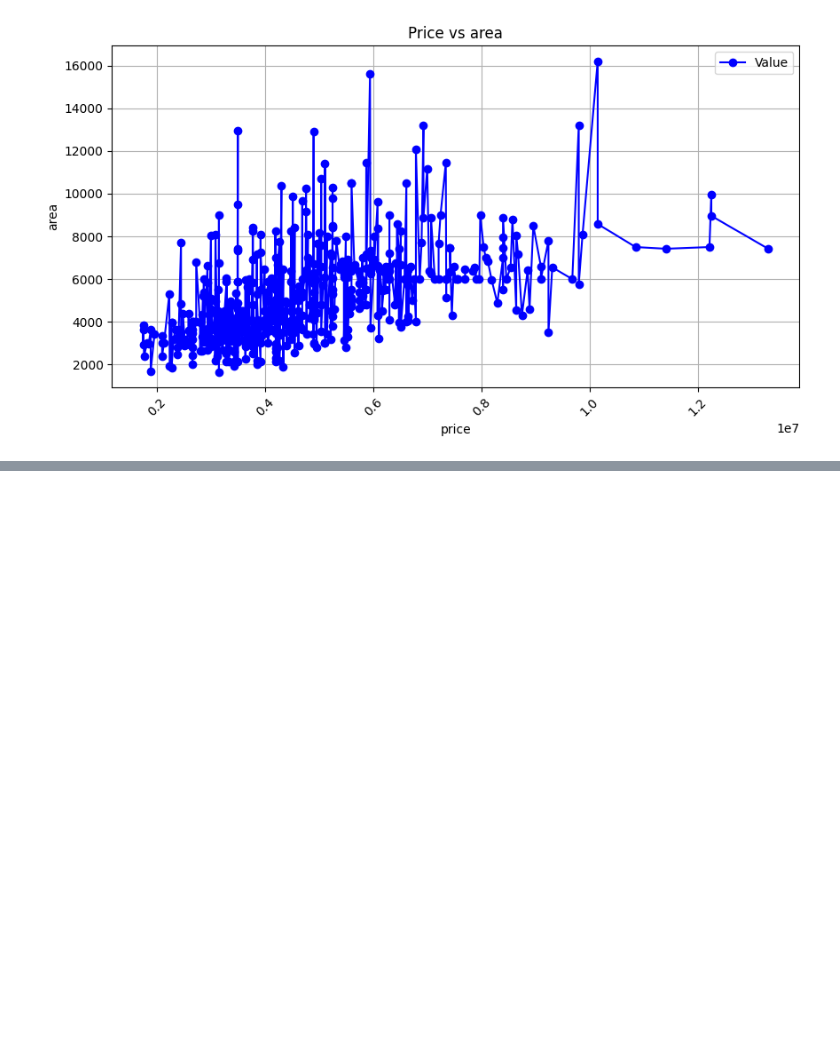
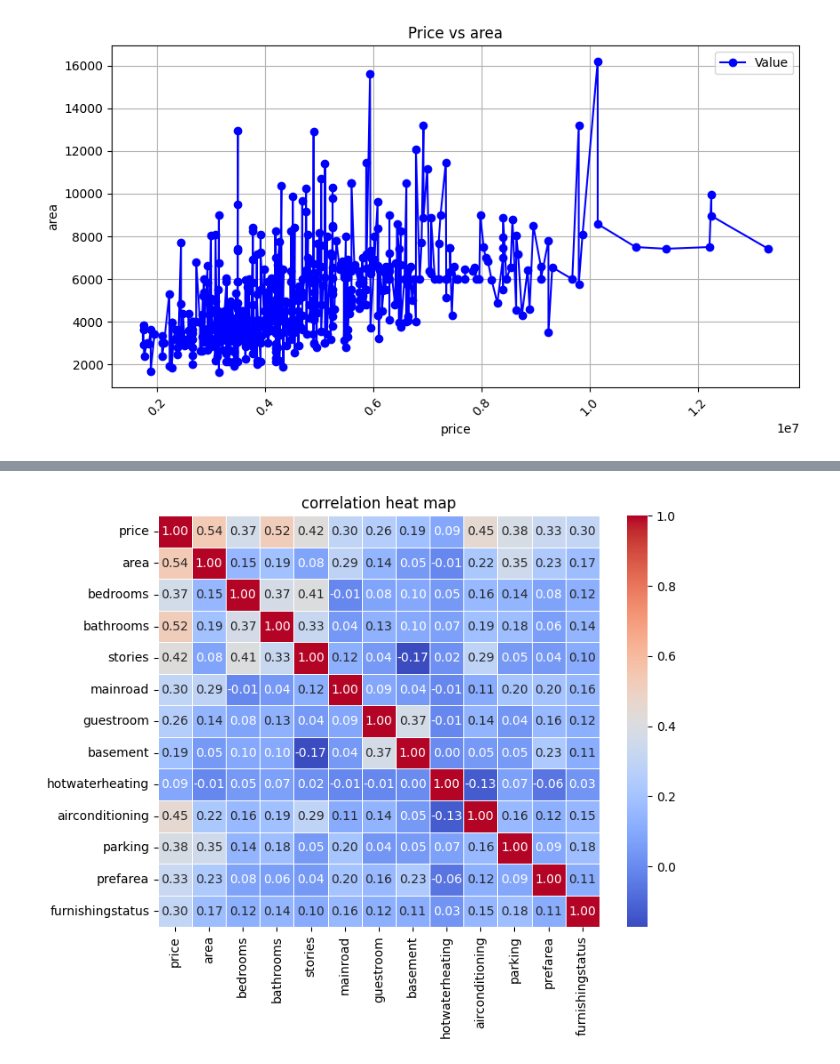
Before and after one commit to Alquama00s/house_price_pridiction, a Jupyter notebook: analysis.ipynb, the cells around one changed output, grey strips where cells are left out. Drawn from its saved outputs; the diff is of its cells as text; code cells hidden in the pictures; blank space fills up the shorter version.

Commit message:
added heatmap for analysis

```diff
--- a/analysis.ipynb
+++ b/analysis.ipynb
@@ -29,0 +46,10 @@ plt.show()
+# %%
+replacements = {
+    "yes":1,
+    "no":0,
+    "furnished":1,
+    "semi-furnished":0.5,
+    "unfurnished":0
+}
+df.replace(replacements,inplace=True)
+df.info()
@@ -29,0 +94,8 @@ plt.show()
+# %%
+corr_mat = df.corr()
+plt.figure(figsize=(8,6))
+sb.heatmap(corr_mat,annot=True,cmap="coolwarm",fmt=".2f",linewidths=0.5)
+plt.title("correlation heat map")
+plt.show()
+# %% [output]
+[figure, added]
```
Also changed, not shown: parts of 6 cells of this notebook, 10 other files.
